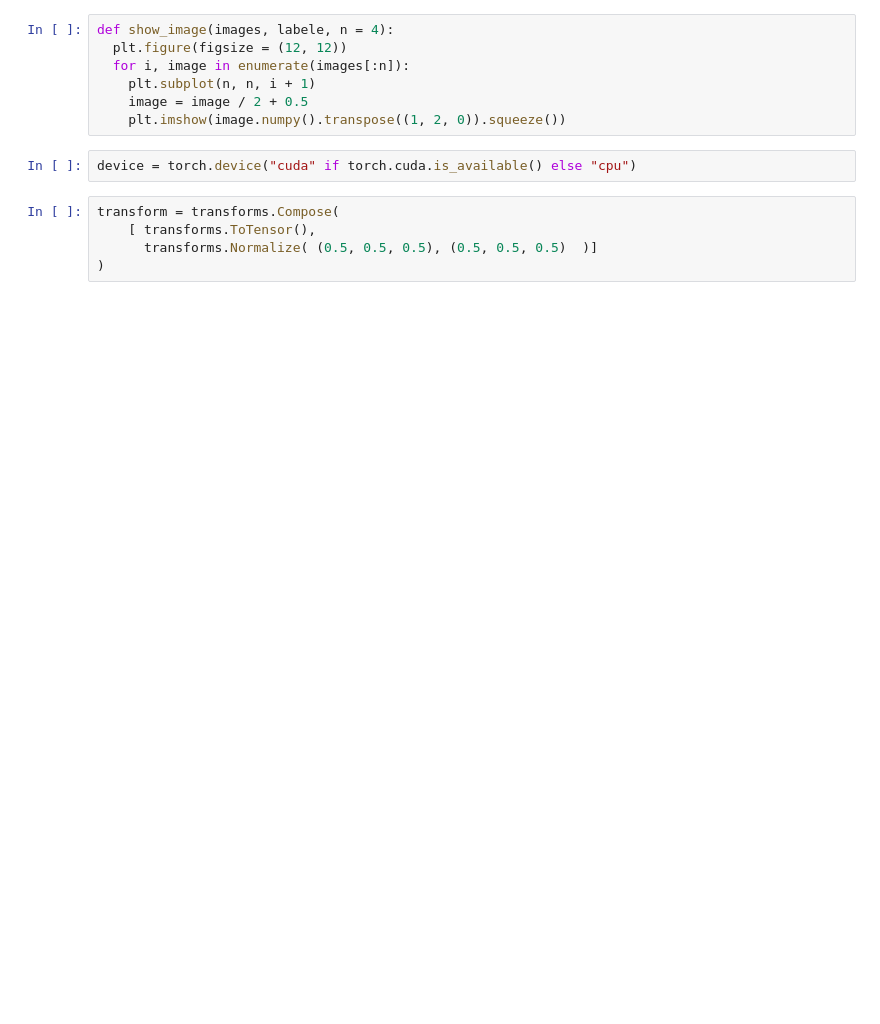
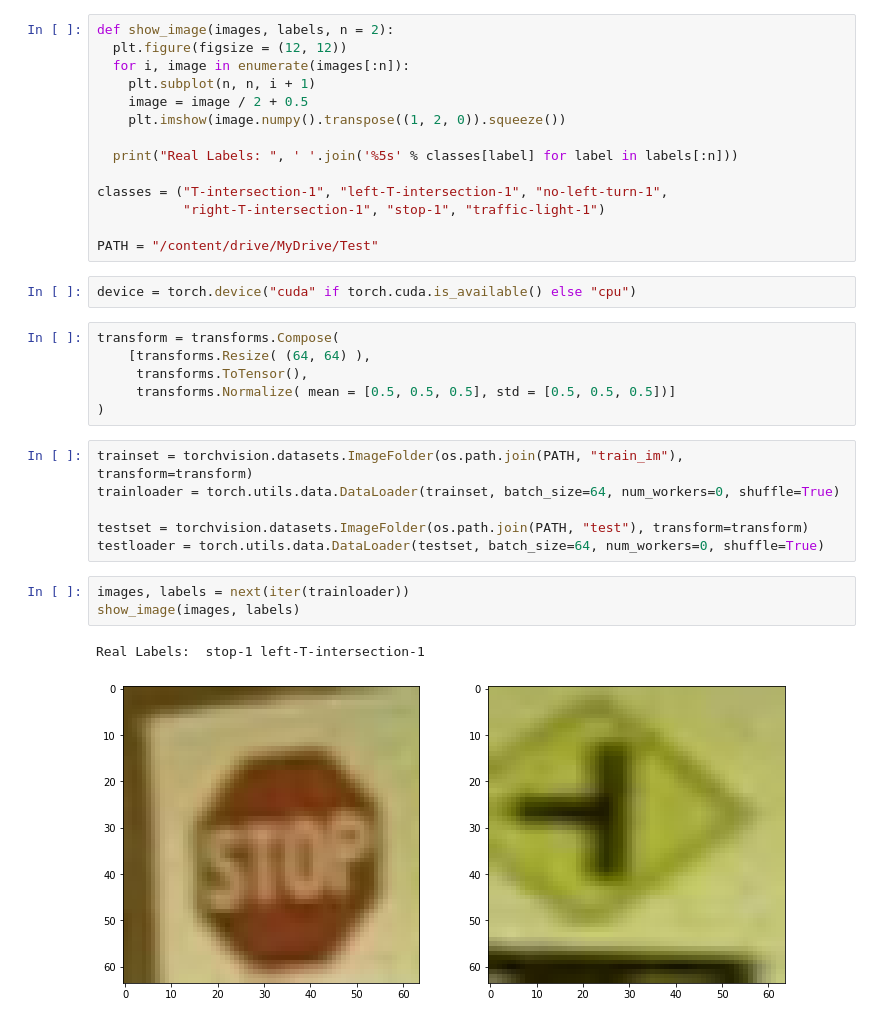
Before and after one commit to korenoff/ml, a Jupyter notebook: ml_unfinished.ipynb, the cells around one changed output. Drawn from its saved outputs; the diff is of its cells as text; blank space fills up the shorter version.

```diff
--- a/ml_unfinished.ipynb
+++ b/ml_unfinished.ipynb
@@ -11,16 +11,36 @@ import numpy as np
 import matplotlib
 from tqdm import tqdm
 # %%
-def show_image(images, labele, n = 4):
+def show_image(images, labels, n = 2):
   plt.figure(figsize = (12, 12))
   for i, image in enumerate(images[:n]):
     plt.subplot(n, n, i + 1)
     image = image / 2 + 0.5
     plt.imshow(image.numpy().transpose((1, 2, 0)).squeeze())
+
+  print("Real Labels: ", ' '.join('%5s' % classes[label] for label in labels[:n]))
+
+classes = ("T-intersection-1", "left-T-intersection-1", "no-left-turn-1",
+           "right-T-intersection-1", "stop-1", "traffic-light-1")
+
+PATH = "/content/drive/MyDrive/Test"
 # %%
 device = torch.device("cuda" if torch.cuda.is_available() else "cpu")
 # %%
 transform = transforms.Compose(
-    [ transforms.ToTensor(),
-      transforms.Normalize( (0.5, 0.5, 0.5), (0.5, 0.5, 0.5)  )]
+    [transforms.Resize( (64, 64) ),
+     transforms.ToTensor(),
+     transforms.Normalize( mean = [0.5, 0.5, 0.5], std = [0.5, 0.5, 0.5])]
 )
+# %%
+trainset = torchvision.datasets.ImageFolder(os.path.join(PATH, "train_im"), transform=transform)
+trainloader = torch.utils.data.DataLoader(trainset, batch_size=64, num_workers=0, shuffle=True)
+
+testset = torchvision.datasets.ImageFolder(os.path.join(PATH, "test"), transform=transform)
+testloader = torch.utils.data.DataLoader(testset, batch_size=64, num_workers=0, shuffle=True)
+# %%
+images, labels = next(iter(trainloader))
+show_image(images, labels)
+# %% [output]
+Real Labels:  stop-1 left-T-intersection-1
+[figure, added]
```
Also changed, not shown: parts of 5 cells of this notebook.
